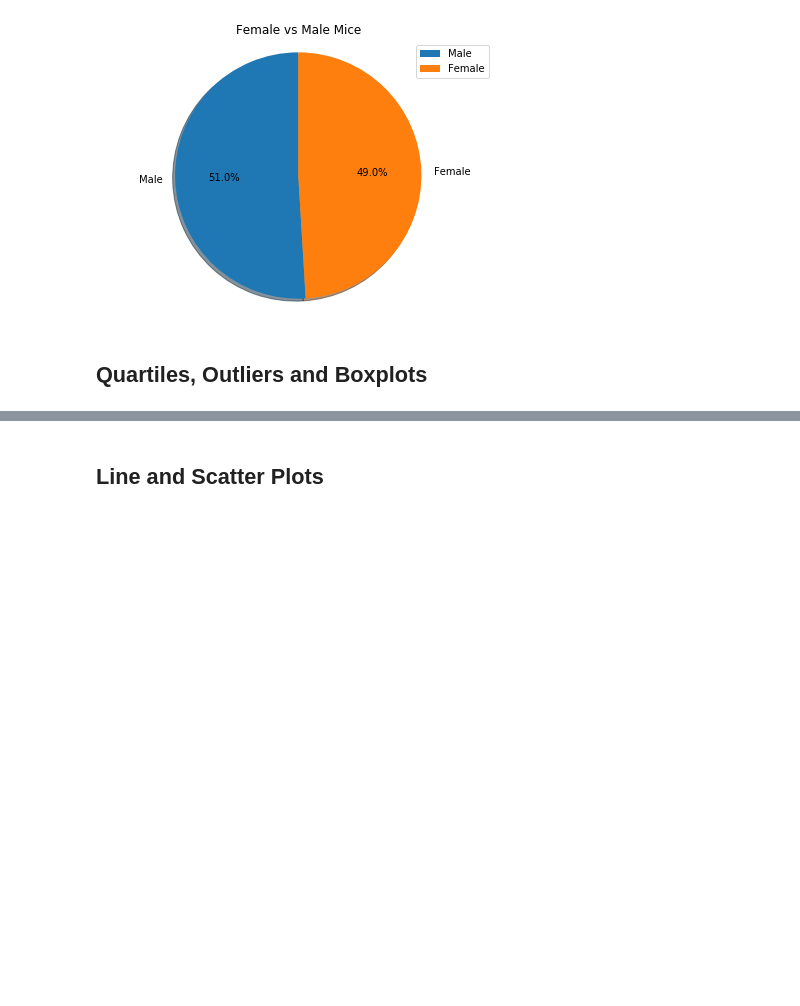
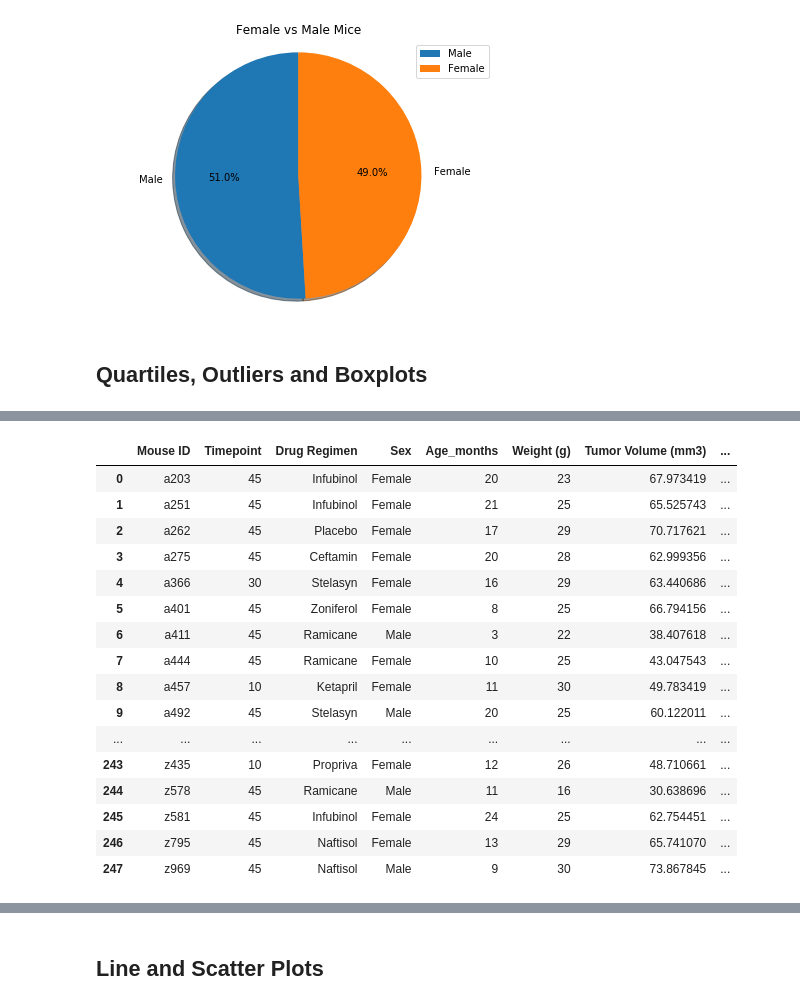
Before and after one commit to vandrade88/matplotlib-challenge, a Jupyter notebook: Pymaceuticals/pymaceuticals_starter.ipynb, the cells around one changed output, grey strips where cells are left out. Drawn from its saved outputs; the diff is of its cells as text; code cells hidden in the pictures; blank space fills up the shorter version.

```diff
--- a/Pymaceuticals/pymaceuticals_starter.ipynb
+++ b/Pymaceuticals/pymaceuticals_starter.ipynb
@@ -243,10 +260,31 @@ plt.show()
 # %%
 # Calculate the final tumor volume of each mouse across four of the treatment regimens:
 # Capomulin, Ramicane, Infubinol, and Ceftamin
 
 # Start by getting the last (greatest) timepoint for each mouse
-
+max_times = df.groupby('Mouse ID', as_index = False)['Timepoint'].max()
 
 # Merge this group df with the original dataframe to get the tumor volume at the last timepoint
+df2 = max_times.merge(df)
+pd.set_option("display.max_rows", None, "display.max_columns", None)
+df2
+# %% [output]
+|  | Mouse ID | Timepoint | Drug Regimen | Sex | Age_months | Weight (g) | Tumor Volume (mm3) | ... |
+| 0 | a203 | 45 | Infubinol | Female | 20 | 23 | 67.973419 | ... |
+| 1 | a251 | 45 | Infubinol | Female | 21 | 25 | 65.525743 | ... |
+| 2 | a262 | 45 | Placebo | Female | 17 | 29 | 70.717621 | ... |
+| 3 | a275 | 45 | Ceftamin | Female | 20 | 28 | 62.999356 | ... |
+| 4 | a366 | 30 | Stelasyn | Female | 16 | 29 | 63.440686 | ... |
+| 5 | a401 | 45 | Zoniferol | Female | 8 | 25 | 66.794156 | ... |
+| 6 | a411 | 45 | Ramicane | Male | 3 | 22 | 38.407618 | ... |
+| 7 | a444 | 45 | Ramicane | Female | 10 | 25 | 43.047543 | ... |
+| 8 | a457 | 10 | Ketapril | Female | 11 | 30 | 49.783419 | ... |
+| 9 | a492 | 45 | Stelasyn | Male | 20 | 25 | 60.122011 | ... |
+| ... | ... | ... | ... | ... | ... | ... | ... | ... |
+| 243 | z435 | 10 | Propriva | Female | 12 | 26 | 48.710661 | ... |
+| 244 | z578 | 45 | Ramicane | Male | 11 | 16 | 30.638696 | ... |
+| 245 | z581 | 45 | Infubinol | Female | 24 | 25 | 62.754451 | ... |
+| 246 | z795 | 45 | Naftisol | Female | 13 | 29 | 65.741070 | ... |
+| 247 | z969 | 45 | Naftisol | Male | 9 | 30 | 73.867845 | ... |
 # %%
 # Put treatments into a list for for loop (and later for plot labels)
```
Also changed, not shown: parts of 5 cells of this notebook.
